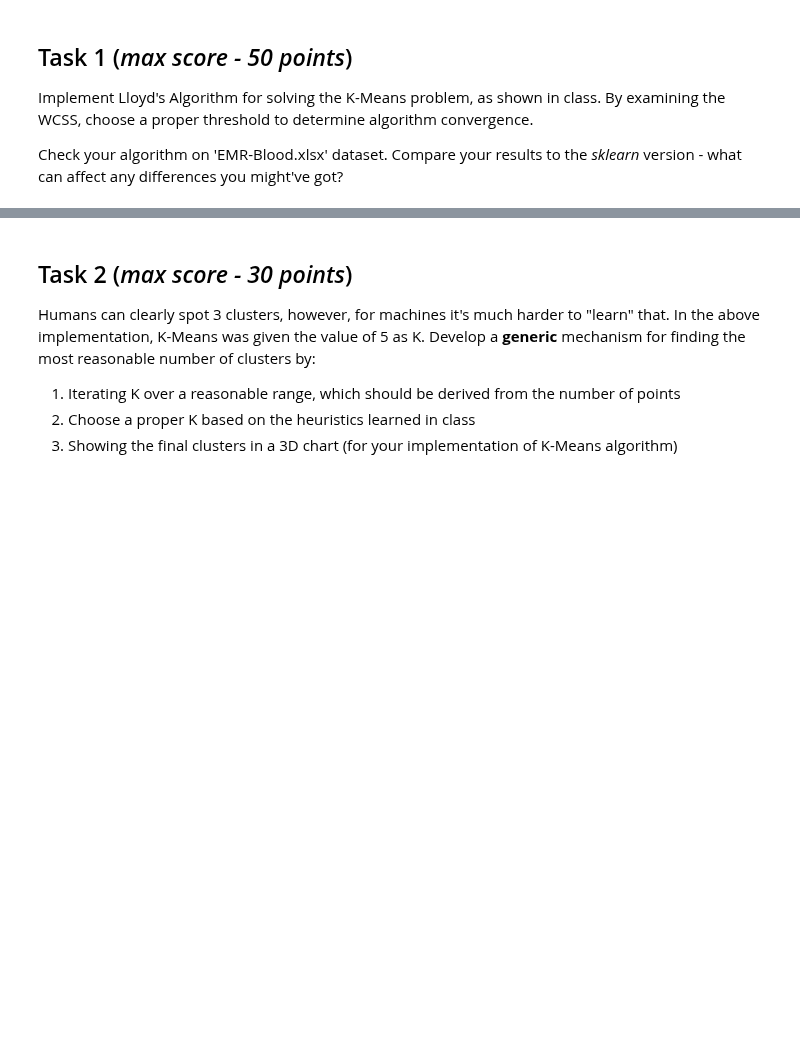
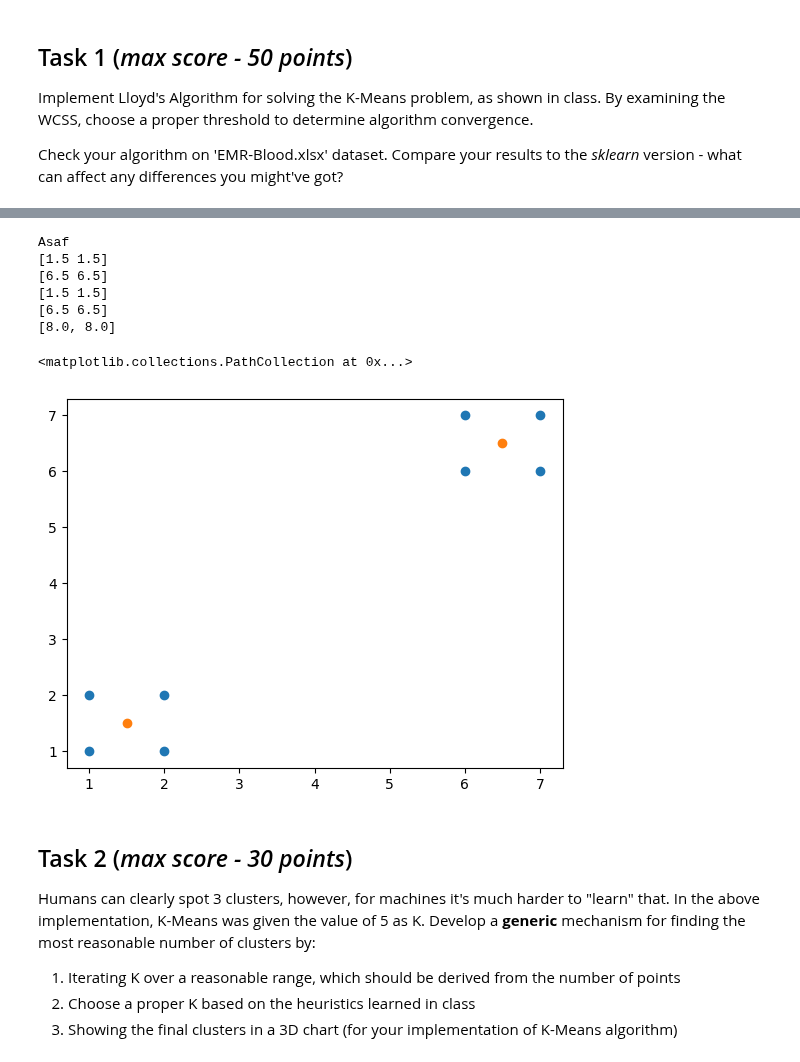
Before and after one commit to tryko/y_data_Itay_asaf_, a Jupyter notebook: Unsupervised_Learning/week_1/HW1_Clustering_Itay.ipynb, the cells around one changed output, grey strips where cells are left out. Drawn from its saved outputs; the diff is of its cells as text; code cells hidden in the pictures; blank space fills up the shorter version.

```diff
--- a/Unsupervised_Learning/week_1/HW1_Clustering_Itay.ipynb
+++ b/Unsupervised_Learning/week_1/HW1_Clustering_Itay.ipynb
@@ -218,3 +173,0 @@ Int64Index([2], dtype='int64')
-# %%
-k_means = K_means(5, EMR3d1)
-k_means.fit()
@@ -239,3 +197,80 @@ k_means.fit()
+# %%
+# Add your code for task 1 after this line, and keep it in this cell.
+
+# Implement K-Means (X being the data)
+class k_means:
+    def __init__(self,k,X, centroids = []):
+        print('Asaf')
+        self.n_clusters = k
+        self.data = X
+        self.centroids = centroids
+
+    def _create_rand_point(self, X):
+        n = X.shape[1]
+        min,max   = np.min(X, axis=0), np.max(X, axis=0)
+        centroids = np.random.uniform(low=min, high=max, size=(self.k, n))
+        return centroids
+
+    def fit(self):
+
+        # Initialize WCSS , and epochs used later to terimnate alogrithm.
+        if(len(self.centroids) == 0):
+            self.centroids = self._create_rand_point(X)
+
+
+        WCSS_previous = np.inf
+        WCSS_curr = 0
+        epochs = 0
+        wcss_ls = []
+
+        # While delta WCSS is more than threshold or more than 1000 epochs were made
+        while np.abs(WCSS_previous - WCSS_curr) > 0 and epochs < 5:
+            # update WCSS_previous |
+            WCSS_previous = WCSS_curr
+            WCSS_curr = 0
+            epochs+=1
+            # Calculate distance of each point from centroids ( axis 0 is centroid number, axis 1 is data point number)
+            distance_matrix = np.sqrt(np.sum((self.centroids[:, None, :] - self.data[None, :, :])**2, axis=-1))
+            # Assaign closest centroid to each train data point
+            self.assaigned_cluster = np.argmin(distance_matrix,axis=0)
+
+            # Iterate over all centroid
+            for centroid_n,centroid in enumerate(self.centroids):
+                # Update current centroid coordinates to the mean of all the points assaigned to that centroid (aka cluster).
+                self.centroids[centroid_n] = np.mean(self.data[ self.assaigned_cluster == centroid_n],axis=0)
+                print(self.centroids[centroid_n])
+                # Calculate WCSS
+                centroid_coordinates = np.expand_dims(self.centroids[centroid_n],axis=-1)  ### Expanded to calculate distance
+                centroids_points = self.data[self.assaigned_cluster == centroid_n]
+                WCSS_curr += np.sum(np.sum((centroid_coordinates[:, None, :] - centroids_points[None, :, :])**2, axis=-1))
+            wcss_ls.append(WCSS_curr)
+        print(wcss_ls)
+
+    def predict(self, X):
+        # Calculate distance of each point from centroids (axis 0 is centroid , axis 1 is data points)
+        distance_matrix = np.sqrt(np.sum((self.centroids[:, None, :] - X[None, :, :])**2, axis=-1))
+
+        # Label data and return output
+        return np.argmin(distance_matrix,axis=0)
+
+X = np.array([[1,1], [1,2],[2,1],[2,2], [6,6], [6,7],[7,6],[7,7]]).astype('float')
+centroids = np.array([[1,3],[7,5]]).astype('float')
+
+model = k_means(2,X, centroids=centroids)
+model.fit()
+# print(model.centroids)
+
+plt.scatter(X[:,0], X[:,1])
+plt.scatter(model.centroids[:, 0], model.centroids[:,1])
+# %% [output]
+Asaf
+[1.5 1.5]
+[6.5 6.5]
+[1.5 1.5]
+[6.5 6.5]
+[8.0, 8.0]
+<matplotlib.collections.PathCollection at 0x...>
+[figure, added]
 # %% [markdown]
 ## Task 2 (_max score - 30 points_)
 
```
Also changed, not shown: parts of 6 cells of this notebook.
